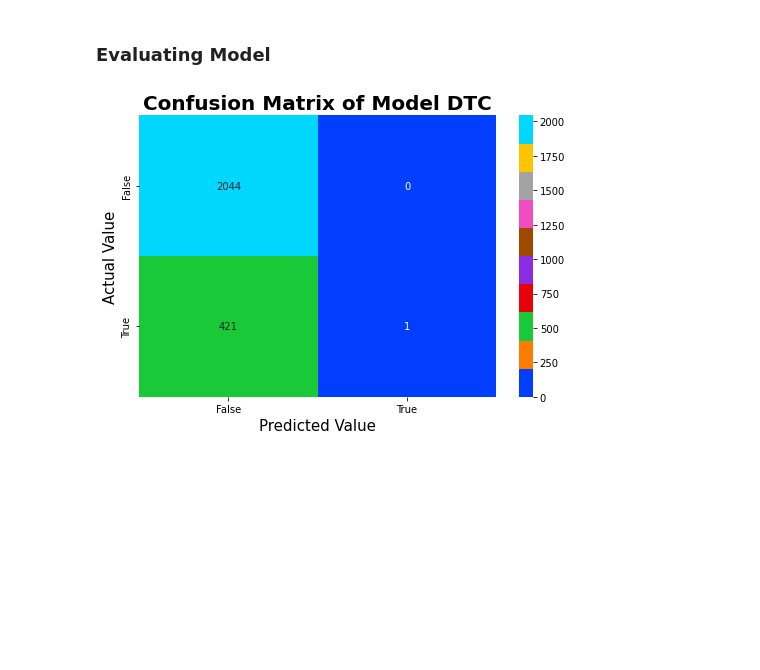
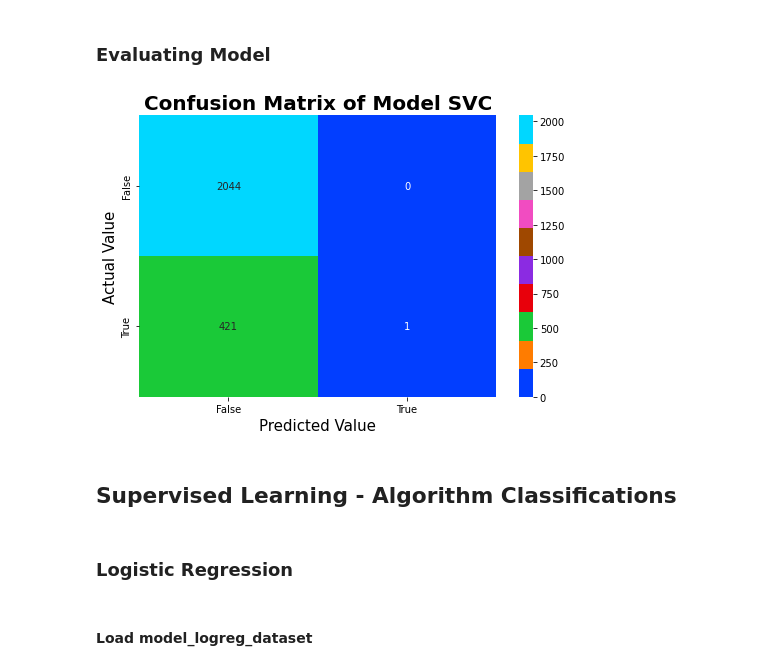
Before and after one commit to UsepSyaikalArifin/DQLab-Academy-Course-Online, a Jupyter notebook: Kelas Fundamental 2/Machine Learning With Python for Beginner/Jupyter Notebook/main.ipynb, the cells around one changed output. Cells and saved outputs as stored; diff of their text form; code cells hidden in the pictures; blank space fills up the shorter version.

Commit message:
Finish Supervised Learning

```diff
--- a/Kelas Fundamental 2/Machine Learning With Python for Beginner/Jupyter Notebook/main.ipynb
+++ b/Kelas Fundamental 2/Machine Learning With Python for Beginner/Jupyter Notebook/main.ipynb
@@ -783,15 +785,21 @@ y_pred = model_SVC.predict(X_test)
 # %%
 cm_model_SVC = confusion_matrix(y_test, y_pred)
 cm_model_SVC = pd.DataFrame(cm_model_SVC)
 cmap = sns.color_palette("bright", as_cmap=True)
 fig, axs = plt.subplots(figsize=(7, 5))
 sns.heatmap(cm_model_SVC, annot=True, cmap=cmap, fmt="d", ax=axs)
-axs.set_title("Confusion Matrix of Model SVC, fontsize=20, fontweight="bold")
+axs.set_title("Confusion Matrix of Model SVC", fontsize=20, fontweight="bold")
 axs.set_xlabel("Predicted Value", fontsize=15)
 axs.set_xticklabels(["False","True"])
 axs.set_ylabel("Actual Value", fontsize=15)
 axs.set_yticklabels(["False","True"])
 plt.tight_layout()
 plt.show()
 # %% [output]
-[figure, old version]
+[figure, new version]
+# %% [markdown]
+## Supervised Learning - Algorithm Classifications
+# %% [markdown]
+### Logistic Regression
+# %% [markdown]
+#### Load model_logreg_dataset
```
Also changed, not shown: parts of 49 cells of this notebook.
